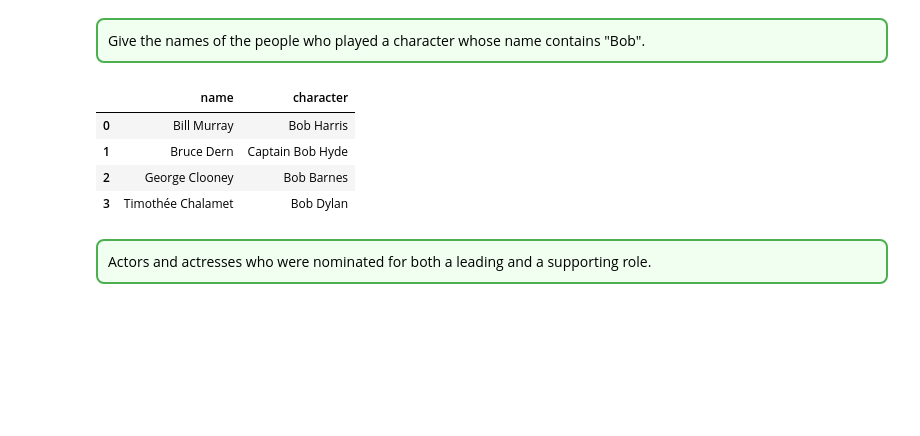
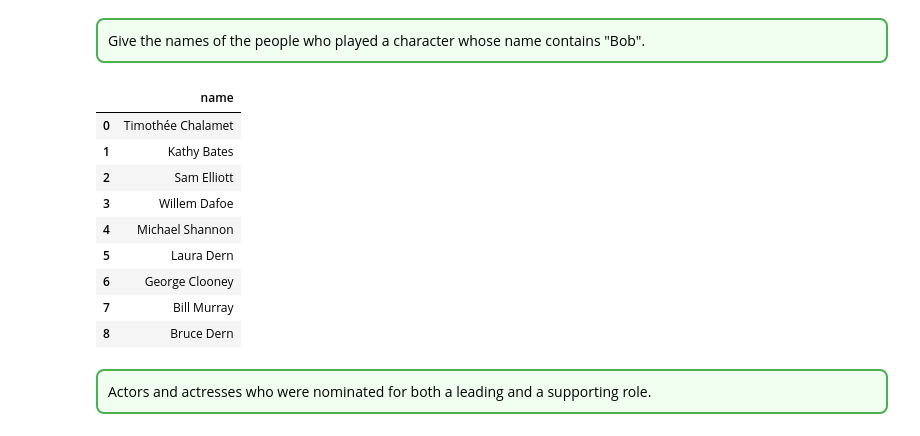
Before and after one commit to Danila-Pechenev/databases_project, a Jupyter notebook: db_project.ipynb, the cells around one changed output. Drawn from its saved outputs; the diff is of its cells as text; code cells hidden in the pictures; blank space fills up the shorter version.

```diff
--- a/db_project.ipynb
+++ b/db_project.ipynb
@@ -600,17 +600,22 @@ Give the names of the people who played a character whose name contains "Bob".
 </div>
 # %%
 run_query("""
-SELECT person.name, nomination_person.character
+SELECT person.name
 FROM person
 JOIN nomination_person ON person.person_id = nomination_person.person_id
-WHERE nomination_person.character LIKE '%Bob %'
+WHERE nomination_person.character LIKE '%Bob%'
 ;""")
 # %% [output]
-|  | name | character |
-| 0 | Bill Murray | Bob Harris |
-| 1 | Bruce Dern | Captain Bob Hyde |
-| 2 | George Clooney | Bob Barnes |
-| 3 | Timothée Chalamet | Bob Dylan |
+|  | name |
+| 0 | Timothée Chalamet |
+| 1 | Kathy Bates |
+| 2 | Sam Elliott |
+| 3 | Willem Dafoe |
+| 4 | Michael Shannon |
+| 5 | Laura Dern |
+| 6 | George Clooney |
+| 7 | Bill Murray |
+| 8 | Bruce Dern |
 # %% [markdown]
 <div style="border: 2px solid #4CAF50; padding: 10px; border-radius: 8px; background-color:#f0fff0">
 Actors and actresses who were nominated for both a leading and a supporting role.
```
Also changed, not shown: parts of 22 cells of this notebook.
